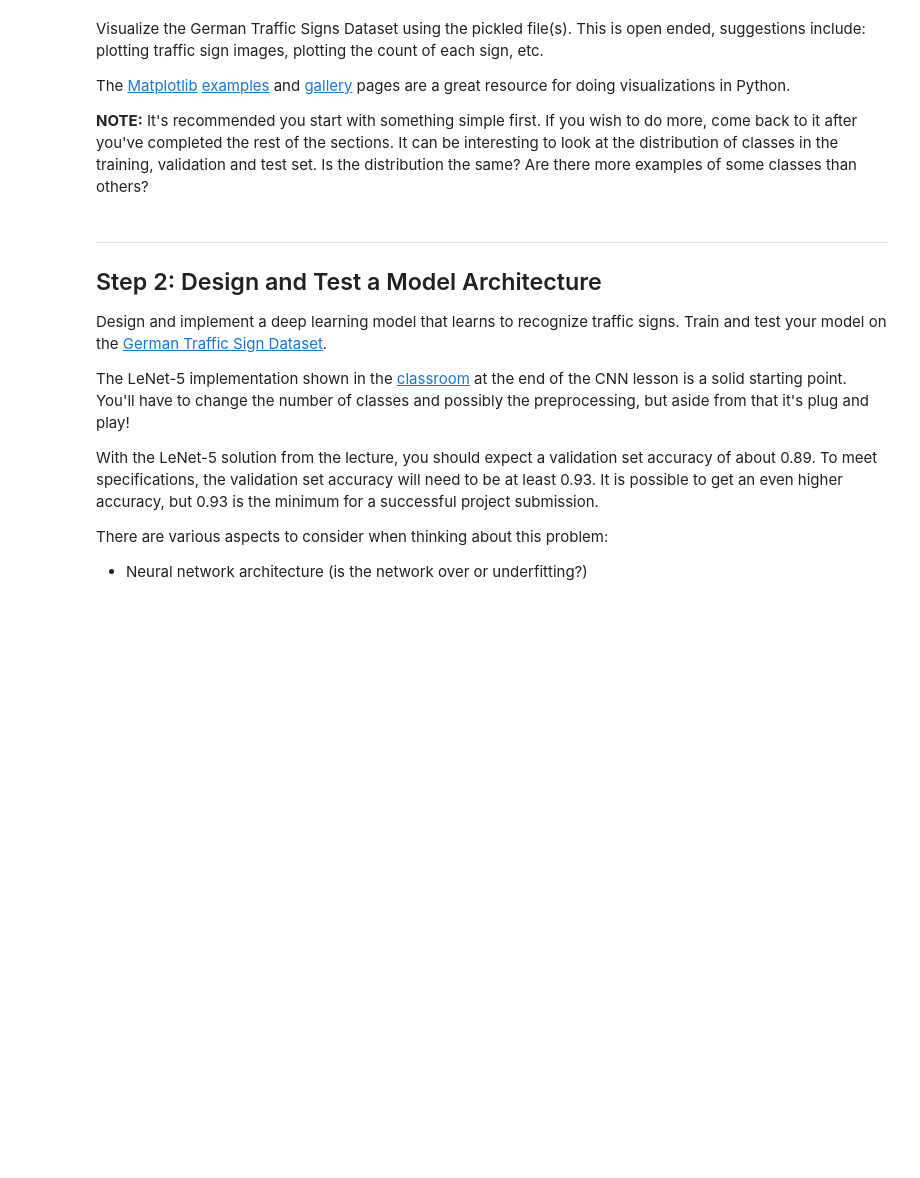
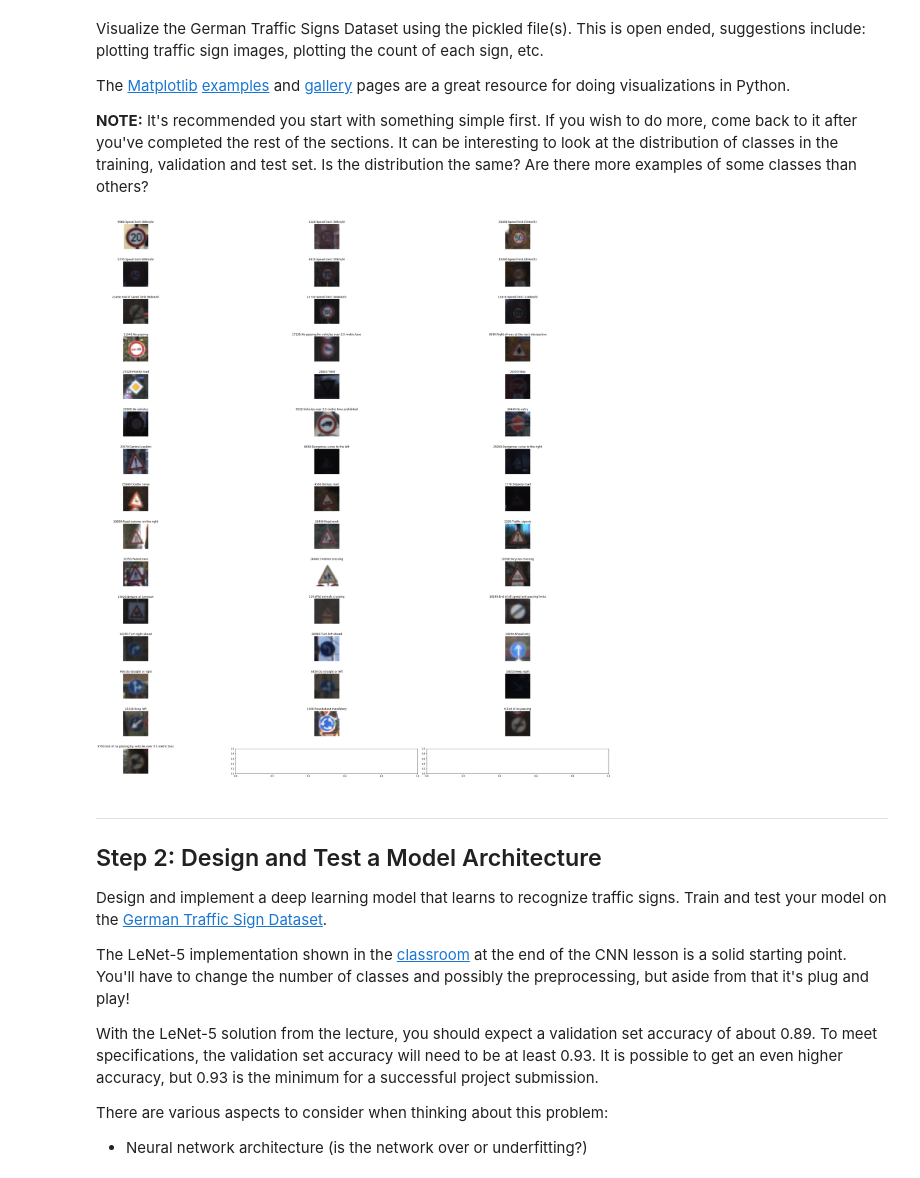
Before and after one commit to rbiegacz/Udacity-CarND, a Jupyter notebook: CarND-Traffic-Sign-Classifier-Project-master/Traffic_Sign_Classifier.ipynb, the cells around one changed output. Drawn from its saved outputs; the diff is of its cells as text; code cells hidden in the pictures; blank space fills up the shorter version.

```diff
--- a/CarND-Traffic-Sign-Classifier-Project-master/Traffic_Sign_Classifier.ipynb
+++ b/CarND-Traffic-Sign-Classifier-Project-master/Traffic_Sign_Classifier.ipynb
@@ -61,6 +57,9 @@ X_test.shape[0]
 # %%
 ### Replace each question mark with the appropriate value.
 ### Use python, pandas or numpy methods rather than hard coding the results
+
+import numpy as np
+import csv
 
 # TODO: Number of training examples
 n_train = X_train.shape[0]
@@ -73,13 +72,25 @@ n_test = X_test.shape[0]
 
 # TODO: What's the shape of an traffic sign image?
 image_shape = (X_train.shape[1], X_train.shape[2])
+N_COLORS = X_train.shape[3]
 
 # TODO: How many unique classes/labels there are in the dataset.
-n_classes = 43
+keys= train['labels']
+unique_keys, unique_indices = np.unique(keys, return_index=True)
+n_classes = len(unique_indices)
 
 print("Number of training examples =", n_train)
+print("Number of validation examples (used to tune NN) =", n_validation)
 print("Number of testing examples =", n_test)
-print("Image data shape =", image_shape)
-print("Number of classes =", n_classes)
+print("Image data shape = {} with colors {}".format(image_shape, N_COLORS))
+print("Number of classes = {} and here they are:".format(n_classes))
+labels = dict()
+with open('signnames.csv', 'r') as csvfile:
+    read_labels = csv.reader(csvfile, delimiter=',')
+    for row in read_labels:
+        if row[0] == "ClassId":
+            continue
+        labels[row[0]] = row[1]
+        print(row[0], ":", labels[row[0]])
 # %% [output]
 Number of training examples = 34799
@@ -97,9 +131,23 @@ The [Matplotlib](http://matplotlib.org/) [examples](http://matplotlib.org/exampl
 # %%
 ### Data exploration visualization code goes here.
 ### Feel free to use as many code cells as needed.
 import matplotlib.pyplot as plt
+import matplotlib.image as mpimg
 # Visualizations will be shown in the notebook.
 %matplotlib inline
+
+# show image of 43 data points - one from each cathegory
+fig, axs = plt.subplots(15, 3, figsize=(45, 45))
+fig.subplots_adjust(hspace = .5, wspace=.05)
+axs = axs.ravel()
+for i in range(len(unique_keys)):
+    idx = unique_indices[i]
+    image = X_train[idx]
+    axs[i].axis('off')
+    axs[i].imshow(image)
+    axs[i].set_title("{}:".format(unique_indices[i])+labels["{}".format(i)])
+# %% [output]
+[figure, added]
 # %% [markdown]
 ----
 
```
Also changed, not shown: parts of 25 cells of this notebook, 6 other files.
